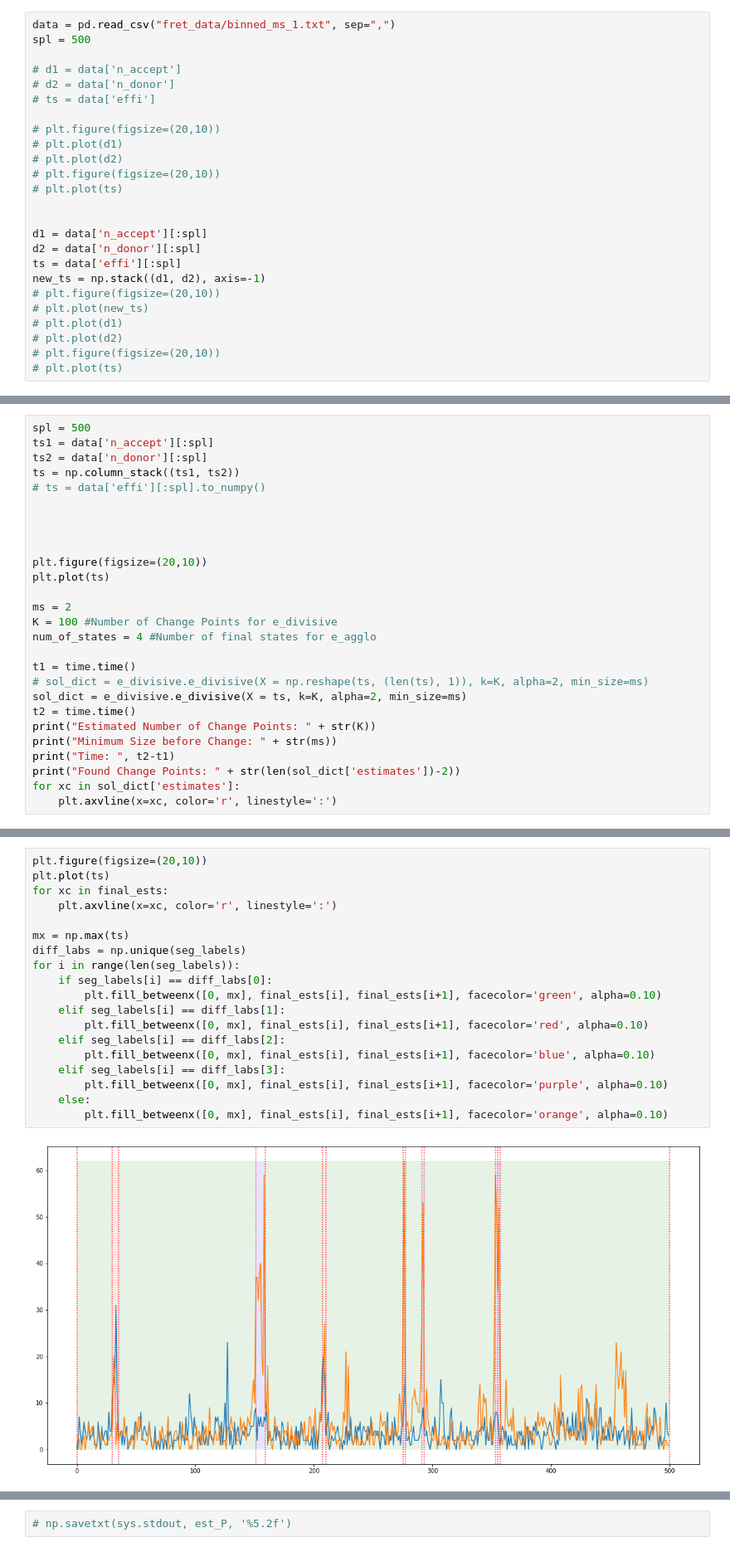
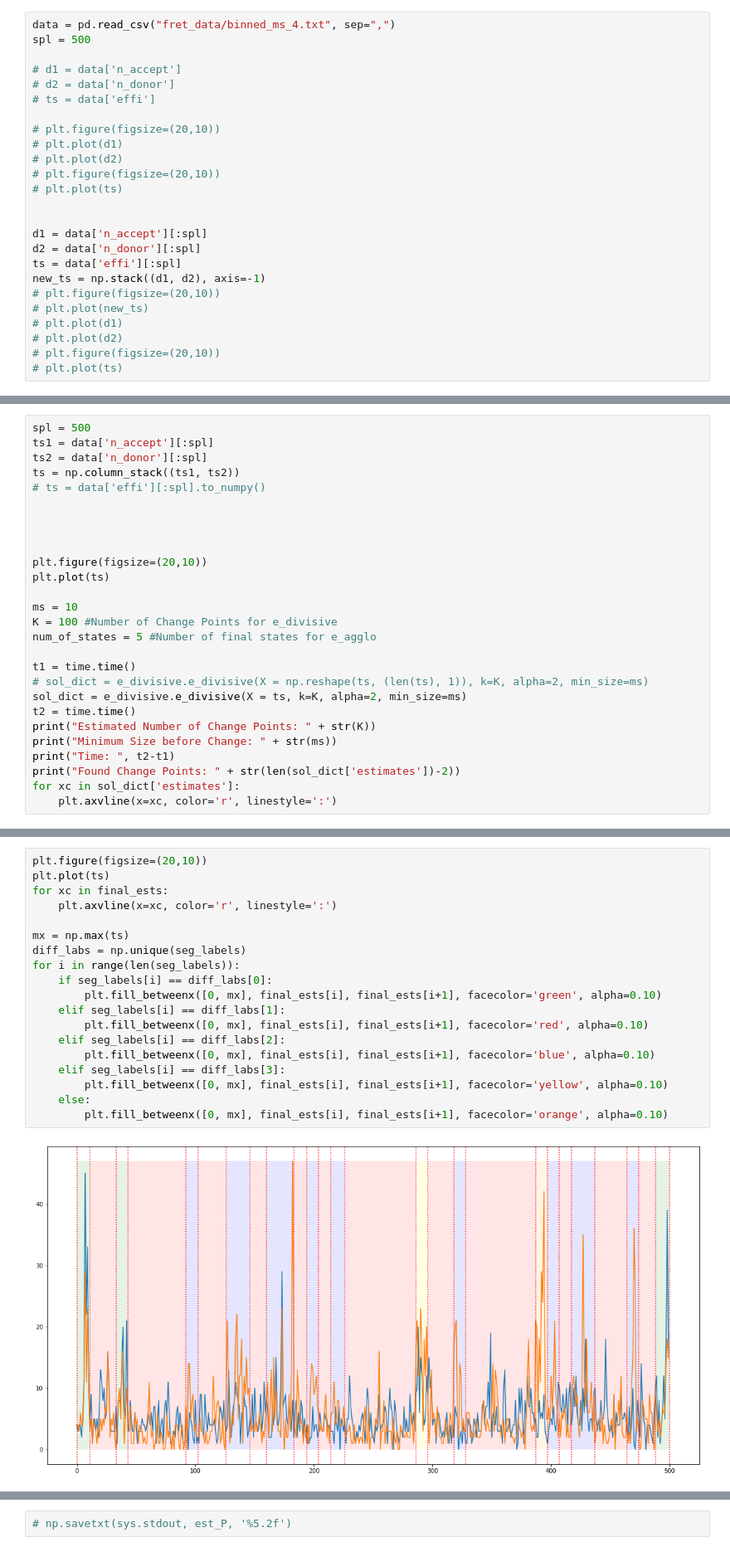
Before and after one commit to egoolish/mcts, a Jupyter notebook: fret_data_using_mdim.ipynb, the cells around one changed output, grey strips where cells are left out. Shown: that part at 83% size. Saved outputs shown, nothing was run; the diff lists cells and outputs as text.

```diff
--- a/fret_data_using_mdim.ipynb
+++ b/fret_data_using_mdim.ipynb
@@ -9,7 +9,7 @@ import pandas as pd
 from ecp import e_divisive, e_agglomerative
 %matplotlib inline
 # %%
-data = pd.read_csv("fret_data/binned_ms_1.txt", sep=",")
+data = pd.read_csv("fret_data/binned_ms_4.txt", sep=",")
 spl = 500
 
 # d1 = data['n_accept']
@@ -63,9 +63,9 @@ ts = np.column_stack((ts1, ts2))
 plt.figure(figsize=(20,10))
 plt.plot(ts)
 
-ms = 2
+ms = 10
 K = 100 #Number of Change Points for e_divisive
-num_of_states = 4 #Number of final states for e_agglo
+num_of_states = 5 #Number of final states for e_agglo
 
 t1 = time.time()
 # sol_dict = e_divisive.e_divisive(X = np.reshape(ts, (len(ts), 1)), k=K, alpha=2, min_size=ms)
@@ -217,24 +217,24 @@ Segment Labels:
 # %%
 plt.figure(figsize=(20,10))
 plt.plot(ts)
 for xc in final_ests:
     plt.axvline(x=xc, color='r', linestyle=':')
 
 mx = np.max(ts)
 diff_labs = np.unique(seg_labels)
 for i in range(len(seg_labels)):
     if seg_labels[i] == diff_labs[0]:
         plt.fill_betweenx([0, mx], final_ests[i], final_ests[i+1], facecolor='green', alpha=0.10)
     elif seg_labels[i] == diff_labs[1]:
         plt.fill_betweenx([0, mx], final_ests[i], final_ests[i+1], facecolor='red', alpha=0.10)
     elif seg_labels[i] == diff_labs[2]:
         plt.fill_betweenx([0, mx], final_ests[i], final_ests[i+1], facecolor='blue', alpha=0.10)
     elif seg_labels[i] == diff_labs[3]:
-        plt.fill_betweenx([0, mx], final_ests[i], final_ests[i+1], facecolor='purple', alpha=0.10)
+        plt.fill_betweenx([0, mx], final_ests[i], final_ests[i+1], facecolor='yellow', alpha=0.10)
     else:
         plt.fill_betweenx([0, mx], final_ests[i], final_ests[i+1], facecolor='orange', alpha=0.10)
 # %% [output]
-[figure, old version]
+[figure, new version]
 # %%
 lens = np.diff(final_ests)
 find_avg_time = np.vectorize(lambda x : np.mean(lens[seg_labels == x]))
```
Also changed, not shown: parts of 6 cells of this notebook, 3 other files.
